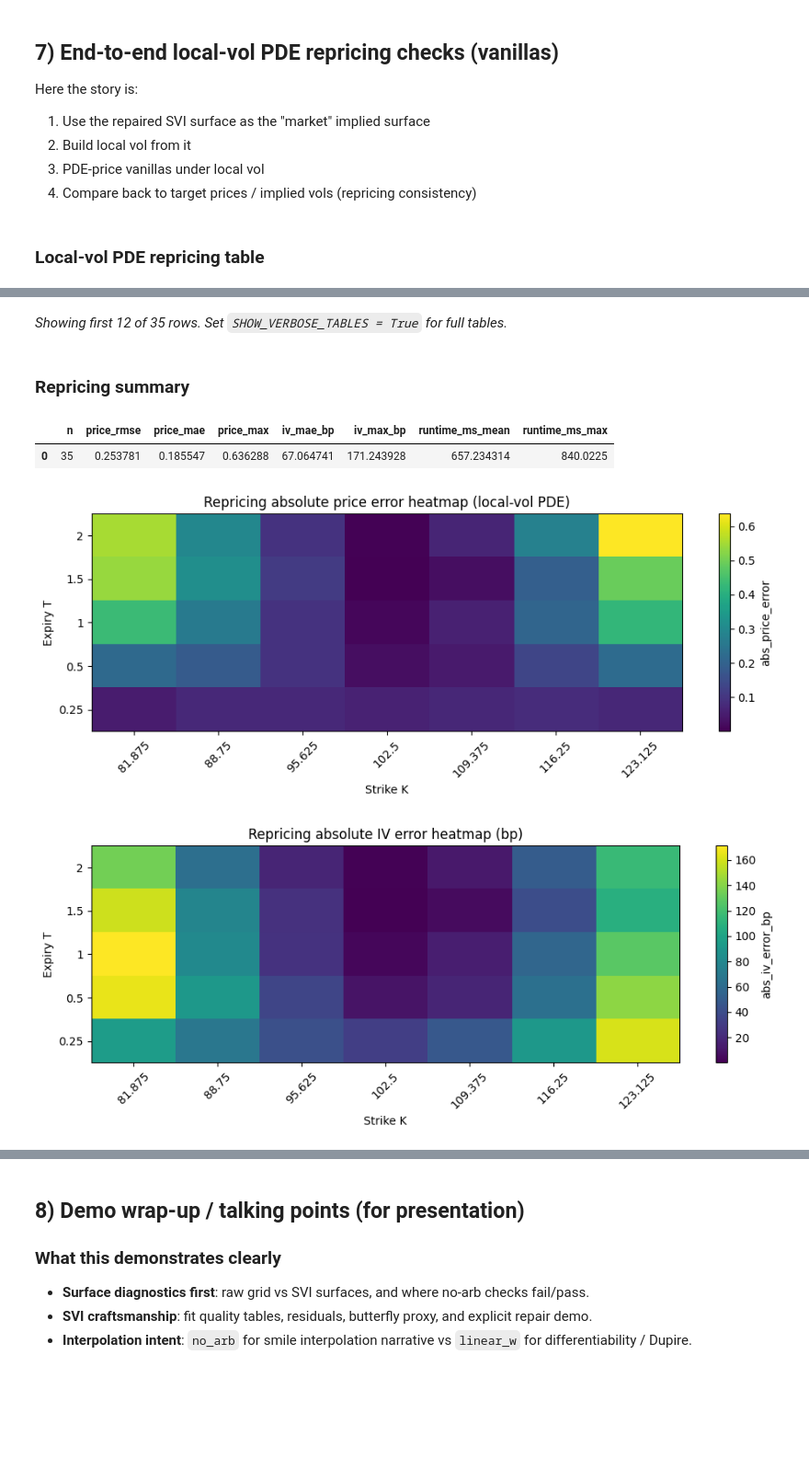
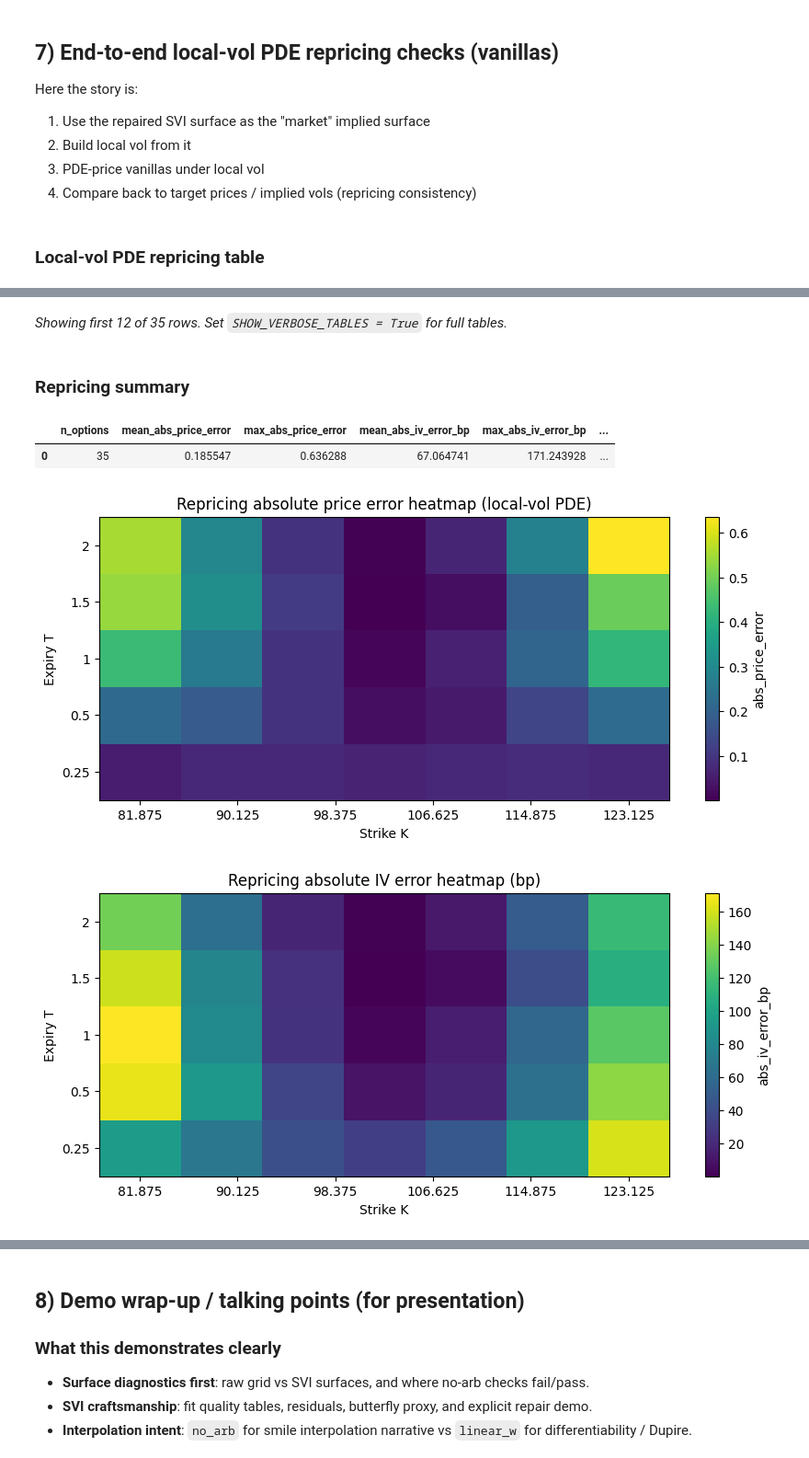
Before and after one commit to willemk-stack/option-pricing-library, a Jupyter notebook: demos/07_capstone_surface_localvol_pde_showcase_readable_with_gj_example51.ipynb, the cells around one changed output, grey strips where cells are left out. Shown at 92% size. Drawn from its saved outputs; the diff is of its cells as text; code cells hidden in the pictures; blank space fills up the shorter version.

Commit message:
Diagnostics: New diagnostics plotting helpers and demo directly imports those

```diff
--- a/demos/07_capstone_surface_localvol_pde_showcase_readable_with_gj_example51.ipynb
+++ b/demos/07_capstone_surface_localvol_pde_showcase_readable_with_gj_example51.ipynb
@@ -1395,20 +1152,35 @@ def summarise_repricing(df: pd.DataFrame) -> pd.DataFrame:
 # %%
 if RUN_LOCALVOL_REPRICING:
     # Use a moderate grid for a runtime-friendly showcase repricing heatmap
-    repricing_df = run_localvol_repricing_grid(
-        localvol_surface=localvol,
+    repricing_res = localvol_pde_repricing_grid(
+        lv=localvol,
+        market=MarketData(
+            spot=SYNTH_CFG["spot"],
+            rate=SYNTH_CFG["r"],
+            dividend_yield=SYNTH_CFG["q"],
+        ),
         strikes=SHARED_STRIKES[2:-2:2],
         expiries=SHARED_EXPIRIES,
         Nx=201,
         Nt=401,
         solver_cfg=LV_PDE_SOLVER_CFG,
+        kind=OptionType.CALL,
+        target="black76_from_implied",
+        compute_implied_vol=True,
     )
 
-    show_table("Local-vol PDE repricing table", repricing_df, max_rows=12)
+    show_table("Local-vol PDE repricing table", repricing_res.grid, max_rows=12)
+    show_table("Repricing summary", repricing_res.summary, max_rows=10)
 
-    show_table("Repricing summary", summarise_repricing(repricing_df), max_rows=10)
-
-    plot_repricing_heatmap(repricing_df, "abs_price_error", "Repricing absolute price error heatmap (local-vol PDE)")
-    plot_repricing_heatmap(repricing_df, "abs_iv_error_bp", "Repricing absolute IV error heatmap (bp)")
+    plot_repricing_heatmap(
+        repricing_res.grid,
+        value_col="abs_price_error",
+        title="Repricing absolute price error heatmap (local-vol PDE)",
+    )
+    plot_repricing_heatmap(
+        repricing_res.grid,
+        value_col="abs_iv_error_bp",
+        title="Repricing absolute IV error heatmap (bp)",
+    )
 # %% [output]
 ### Local-vol PDE repricing table
@@ -1428,9 +1200,9 @@ if RUN_LOCALVOL_REPRICING:
 _Showing first 12 of 35 rows. Set `SHOW_VERBOSE_TABLES = True` for full tables._
 ### Repricing summary
-|  | n | price_rmse | price_mae | price_max | iv_mae_bp | iv_max_bp | runtime_ms_mean | runtime_ms_max |
-| 0 | 35 | 0.253781 | 0.185547 | 0.636288 | 67.064741 | 171.243928 | 657.234314 | 840.0225 |
+|  | n_options | mean_abs_price_error | max_abs_price_error | mean_abs_iv_error_bp | max_abs_iv_error_bp | ... |
+| 0 | 35 | 0.185547 | 0.636288 | 67.064741 | 171.243928 | ... |
-[figure, old version]
+[figure, new version]
-[figure, old version]
+[figure, new version]
 # %%
 if RUN_LOCALVOL_CONVERGENCE_SWEEP:
     # Convergence on a single representative option (ATM-forward 1Y call)
```
Also changed, not shown: parts of 11 cells of this notebook, 8 other files.
